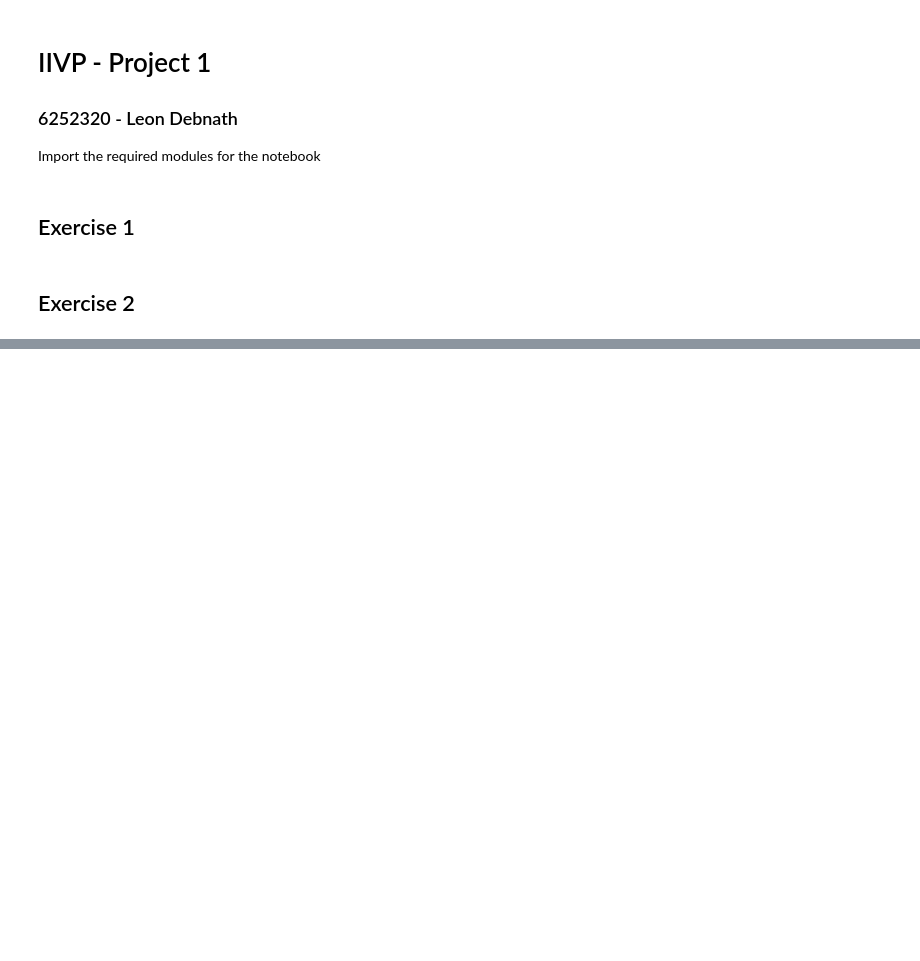
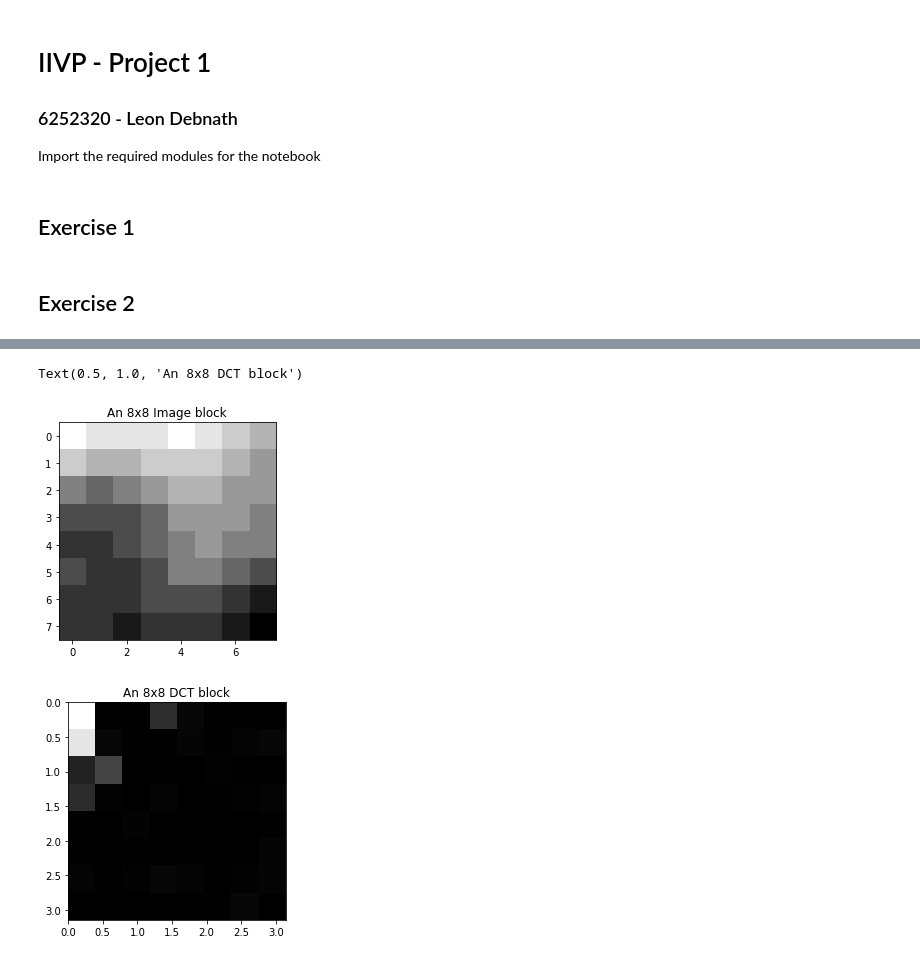
Before and after one commit to S010MON/image-processing, a Jupyter notebook: project2/6252320-Debnath_proj2.ipynb, the cells around one changed output, grey strips where cells are left out. Saved outputs shown, nothing was run; the diff lists cells and outputs as text; code cells hidden in the pictures; blank space fills up the shorter version.

```diff
--- a/project2/6252320-Debnath_proj2.ipynb
+++ b/project2/6252320-Debnath_proj2.ipynb
@@ -40,0 +41,35 @@ display([img, x],['img', 'dct'], cmap='gray')
+# %%
+def dct2(a):
+    return fftpack.dct( fftpack.dct( a.T, norm='ortho' ).T, norm='ortho' )
+
+def idct2(a):
+    return fftpack.idct( fftpack.idct( a.T , norm='ortho').T,norm='ortho')
+# %%
+imsize = img.shape
+dct = np.zeros(imsize)
+block_size = 8
+
+for i in r_[:imsize[0]: block_size]:
+    for j in r_[:imsize[1]: block_size]:
+        dct[i: i + block_size, j: j + block_size] = dct2(img[i:i+ block_size, j: j+ block_size])
+# %%
+pos = 0
+
+# Extract a block from image
+plt.figure()
+plt.imshow(img[pos: pos + block_size, pos: pos + block_size], cmap='gray')
+plt.title(f"A {block_size}x{block_size} Image block")
+
+# Display the dct of that block
+plt.figure()
+plt.imshow(dct[pos: pos + block_size, pos: pos + block_size],
+           cmap='gray',
+           vmax=np.max(dct)*0.01,
+           vmin=0,
+           extent=[0,pi,pi,0])
+
+plt.title(f"A {block_size}x{block_size} DCT block")
+# %% [output]
+Text(0.5, 1.0, 'An 8x8 DCT block')
+[figure, added]
+[figure, added]
```
Also changed, not shown: parts of 4 cells of this notebook.
